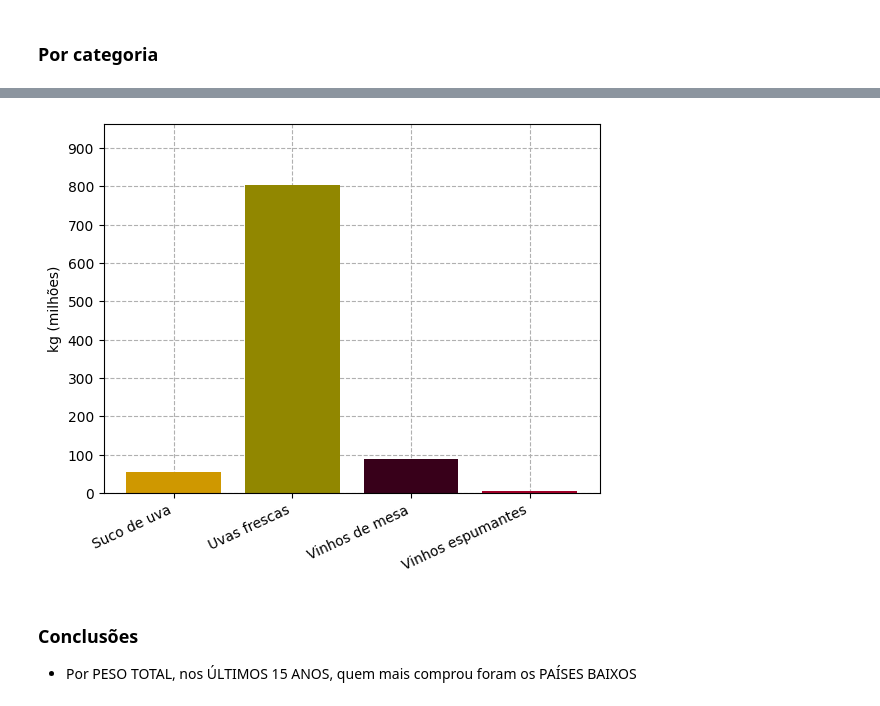
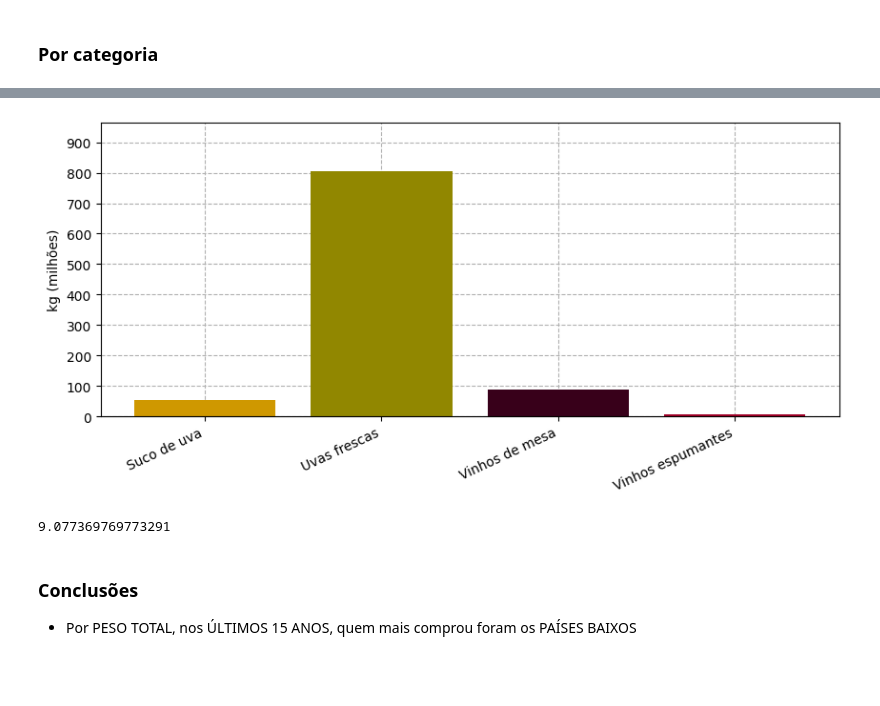
Before and after one commit to victoria-menezes/fiap-data-analytics, a Jupyter notebook: Challenge/3.1.graphing-wine.ipynb, the cells around one changed output, grey strips where cells are left out. Cells and saved outputs as stored; diff of their text form; code cells hidden in the pictures; blank space fills up the shorter version.

```diff
--- a/Challenge/3.1.graphing-wine.ipynb
+++ b/Challenge/3.1.graphing-wine.ipynb
@@ -576,9 +637,9 @@ for type in type_color_name.keys():
 # %% [markdown]
 ### Qual país mais comprou nos últimos 15 anos, por volume total?
 # %%
-top10_weight_by_country = my.get_top(df_exports_by_country,'kg',
+top_weight_by_country = my.get_top(df_exports_by_country,'kg',
                                     'pais_destino',10)
-top10_weight_by_country
+top_weight_by_country
 # %% [output]
 0     Países Baixos
 1       Reino Unido
@@ -612,7 +673,7 @@ def make_bar_graph(df : pd.DataFrame, xlabel : str, ylabel : str, xtick_rotation
 
     return axis
 # %%
-df = df_exports_million.loc[df_exports['pais_destino'].isin(top10_weight_by_country)].groupby(['pais_destino','tipo']).sum(True)
+df = df_exports_million.loc[df_exports['pais_destino'].isin(top_weight_by_country)].groupby(['pais_destino','tipo']).sum(True)
 df.head()
 # %% [output]
 |  |  | categoria | kg | valor | valor_por_kg |
@@ -623,7 +684,7 @@ df.head()
 |  | Vinhos espumantes | 0.0 | 0.073326 | 0.352395 | 84.721086 |
 | Argentina | Suco de uva | 0.0 | 0.044001 | 0.250348 | 82.353706 |
 # %%
-df = df.reindex(top10_weight_by_country,level=0) # reorders them
+df = df.reindex(top_weight_by_country,level=0) # reorders them
 # %%
 df = df['kg'].unstack().reset_index()
 df.head()
@@ -652,0 +701,15 @@ my.add_grid(ax)
+# %%
+fig = my.set_figsize(size_squash_mild)
+ax = df.plot(kind='bar',x='pais_destino',stacked=True, color = [type_color.get(x, '#333333') for x in df.columns[1:]], figsize=size_squash_mild)
+
+
+ax.legend(loc='center left', bbox_to_anchor=(0.745,  0.85))
+my.rotate_label()
+my.set_y_lim(df, 'Uvas frescas')
+ax.set_xlabel('')
+ax.set_ylabel('kg (milhões)')
+my.add_horizontal_line(ax, media, 'Média geral', colors_accent[0])
+my.add_horizontal_line(ax, media_top10, 'Média do top 10', colors_accent[1])
+my.add_grid(ax)
+
+my.export_fig(f'{suffix}_pais-categorias')
@@ -689,17 +793,25 @@ make_bar_graph_category(type)
 # %%
 df = df_exports_by_type
 
-fig, ax = plt.subplots()
+fig = my.set_figsize(size_squash_mild)
 
 plt.bar('tipo', 'kg',data=df, color = [type_color.get(x, '#333333') for x in df['tipo']])
-
+ax = plt.gca()
 my.set_labels(y='kg (milhões)')
 my.ticks_per_interval(ax, 100, 0, axis='y')
 my.add_grid(ax)
 my.set_y_lim(df, 'kg')
 my.rotate_label(25, 'right')
+
+my.export_fig(f'{suffix}_categorias_total')
 # %% [output]
-[figure, old version]
+[figure, new version]
+# %%
+uvas = float(df_exports_by_type.loc[df_exports_by_type['tipo'] == 'Uvas frescas']['kg'])
+vinhos = float(df_exports_by_type.loc[df_exports_by_type['tipo'] == 'Vinhos de mesa']['kg'])
+uvas / vinhos
+# %% [output]
+9.077369769773291
 # %% [markdown]
 ### Conclusões
 - Por PESO TOTAL, nos ÚLTIMOS 15 ANOS, quem mais comprou foram os PAÍSES BAIXOS
```
Also changed, not shown: parts of 31 cells of this notebook, 20 other files.
